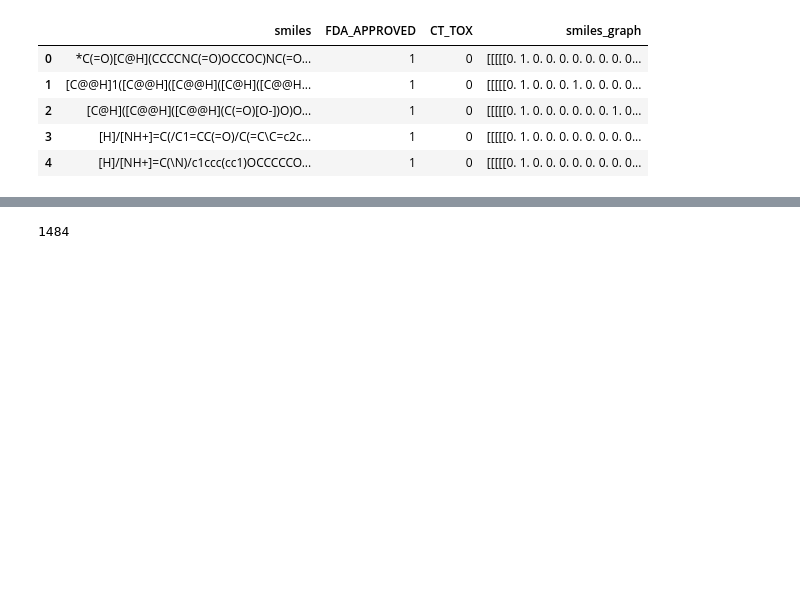
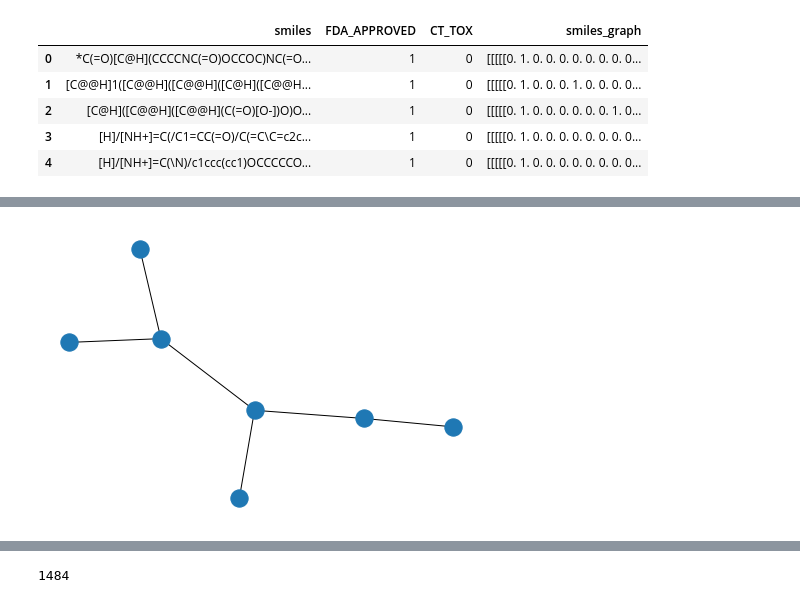
Before and after one commit to giotto-ai/graph_classification_with_atol, a Jupyter notebook: atol_use_case.ipynb, the cells around one changed output, grey strips where cells are left out. Saved outputs shown, nothing was run; the diff lists cells and outputs as text; code cells hidden in the pictures; blank space fills up the shorter version.

```diff
--- a/atol_use_case.ipynb
+++ b/atol_use_case.ipynb
@@ -86,0 +84,5 @@ df.head()
+# %%
+plt.figure()
+nx.draw(trans_graph)
+# %% [output]
+[figure, added]
```
Also changed, not shown: parts of 27 cells of this notebook, 2 other files.
